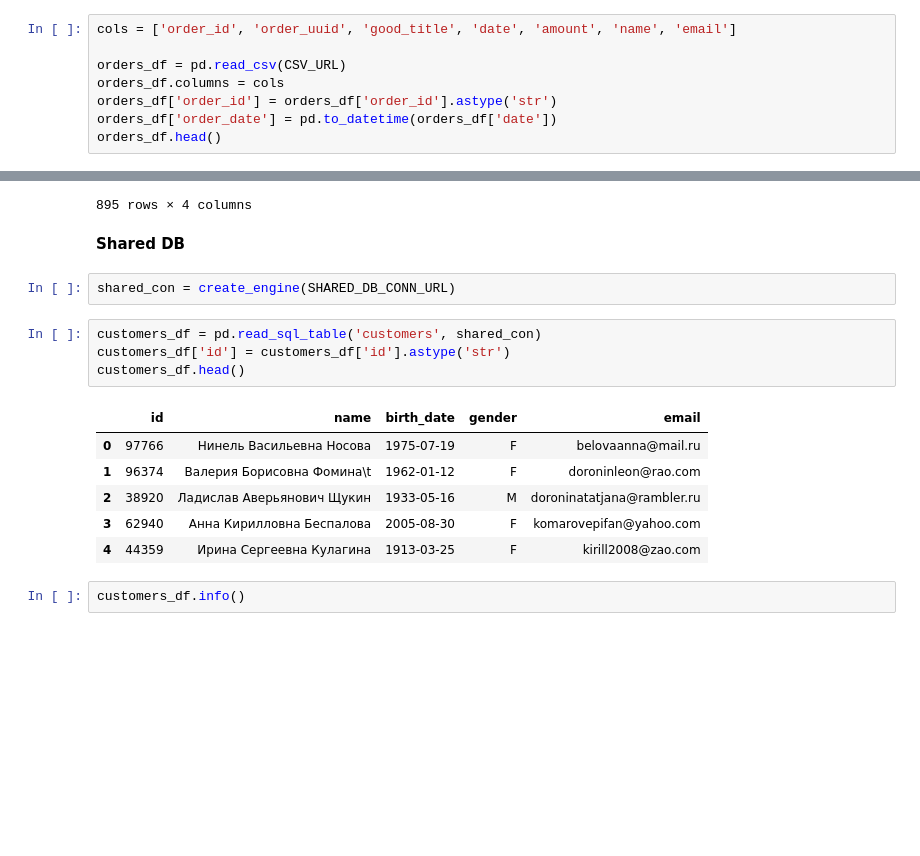
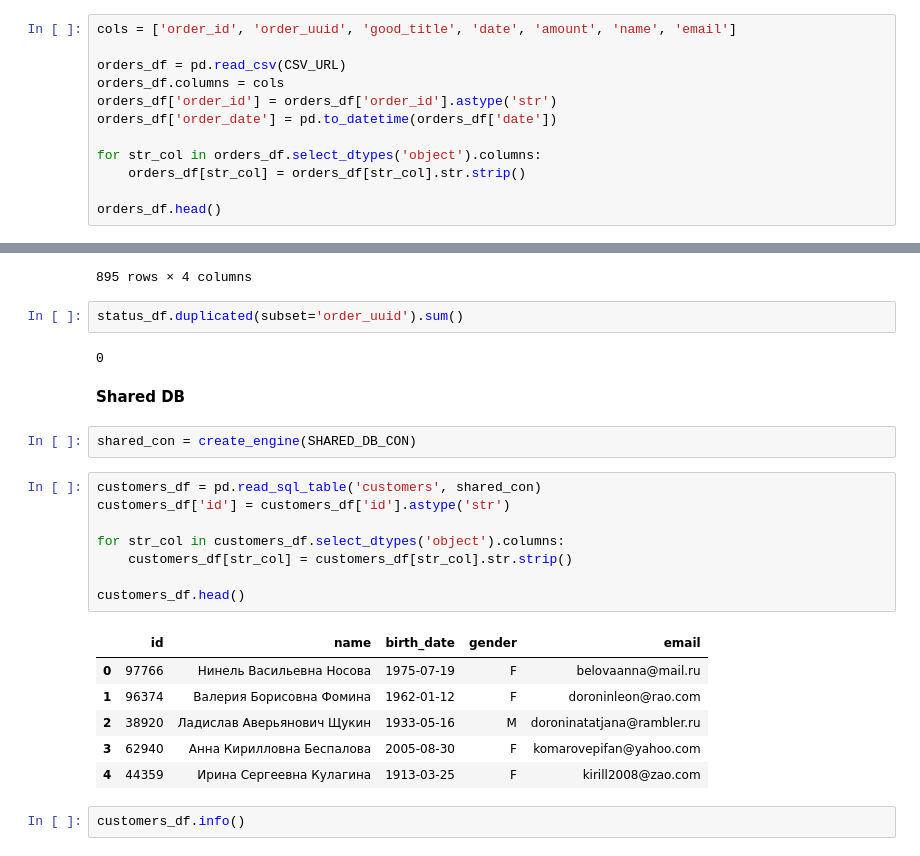
Before and after one commit to labdmitriy/airflow_course, a Jupyter notebook: homework_2/notebooks/test_sources.ipynb, the cells around one changed output, grey strips where cells are left out. Drawn from its saved outputs; the diff is of its cells as text; blank space fills up the shorter version.

```diff
--- a/homework_2/notebooks/test_sources.ipynb
+++ b/homework_2/notebooks/test_sources.ipynb
@@ -30,6 +32,10 @@ orders_df = pd.read_csv(CSV_URL)
 orders_df.columns = cols
 orders_df['order_id'] = orders_df['order_id'].astype('str')
 orders_df['order_date'] = pd.to_datetime(orders_df['date'])
+
+for str_col in orders_df.select_dtypes('object').columns:
+    orders_df[str_col] = orders_df[str_col].str.strip()
+
 orders_df.head()
 # %% [output]
 |  | order_id | order_uuid | good_title | date | amount | name | email | order_date |
@@ -165,18 +174,26 @@ status_df.reset_index()
 | 893 | 893 | 789717a6-5e5b-4434-b724-1f974a6e910a | True | [] |
 | 894 | 894 | 4401b70b-8719-4cf0-beb3-3d473c951a3b | True | [] |
 895 rows × 4 columns
+# %%
+status_df.duplicated(subset='order_uuid').sum()
+# %% [output]
+0
 # %% [markdown]
 **Shared DB**
 # %%
-shared_con = create_engine(SHARED_DB_CONN_URL)
+shared_con = create_engine(SHARED_DB_CON)
 # %%
 customers_df = pd.read_sql_table('customers', shared_con)
 customers_df['id'] = customers_df['id'].astype('str')
+
+for str_col in customers_df.select_dtypes('object').columns:
+    customers_df[str_col] = customers_df[str_col].str.strip()
+
 customers_df.head()
 # %% [output]
 |  | id | name | birth_date | gender | email |
 | 0 | 97766 | Нинель Васильевна Носова | 1975-07-19 | F | belovaanna@mail.ru |
-| 1 | 96374 | Валерия Борисовна Фомина\t | 1962-01-12 | F | doroninleon@rao.com |
+| 1 | 96374 | Валерия Борисовна Фомина | 1962-01-12 | F | doroninleon@rao.com |
 | 2 | 38920 | Ладислав Аверьянович Щукин | 1933-05-16 | M | doroninatatjana@rambler.ru |
 | 3 | 62940 | Анна Кирилловна Беспалова | 2005-08-30 | F | komarovepifan@yahoo.com |
 | 4 | 44359 | Ирина Сергеевна Кулагина | 1913-03-25 | F | kirill2008@zao.com |
```
Also changed, not shown: parts of 8 cells of this notebook, 4 other files.
